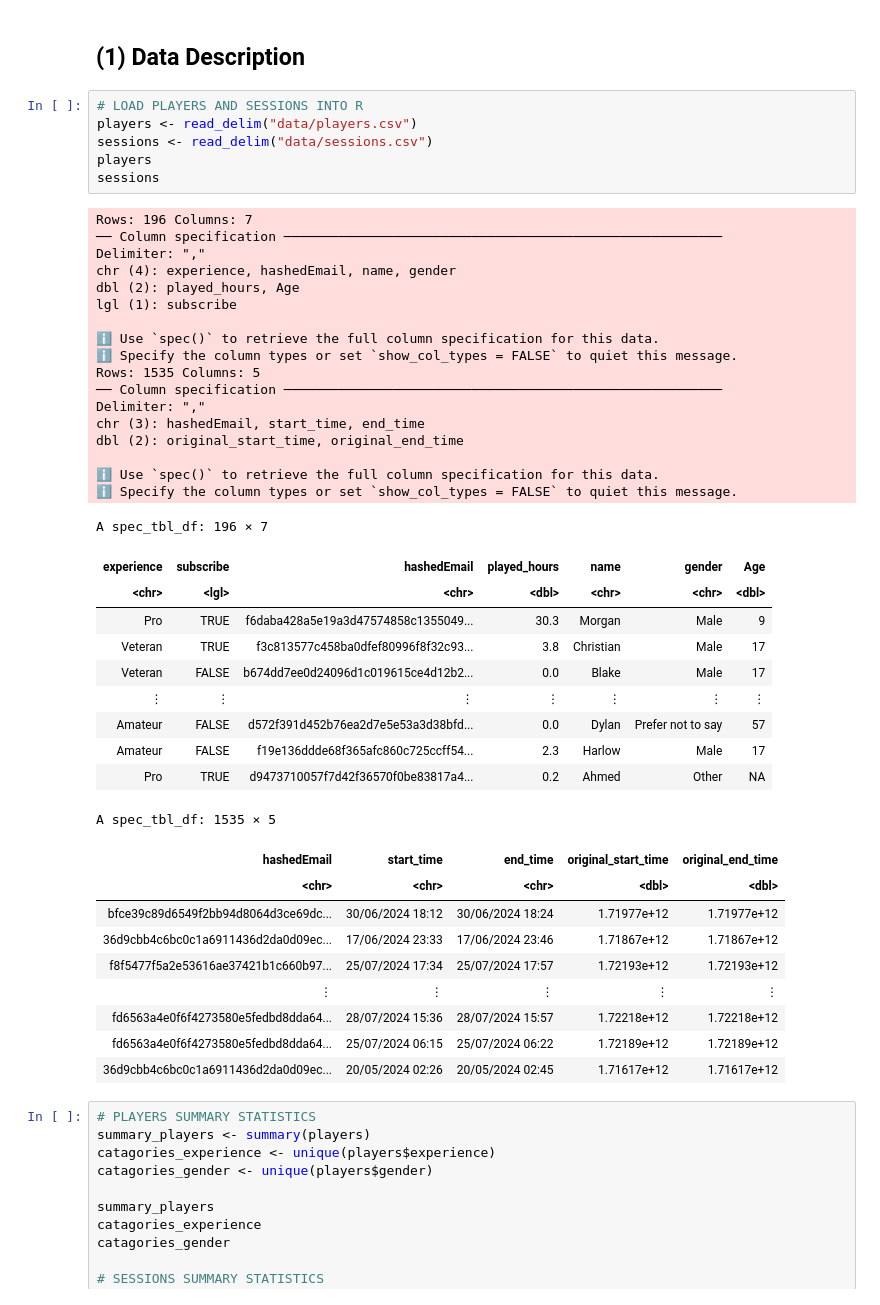
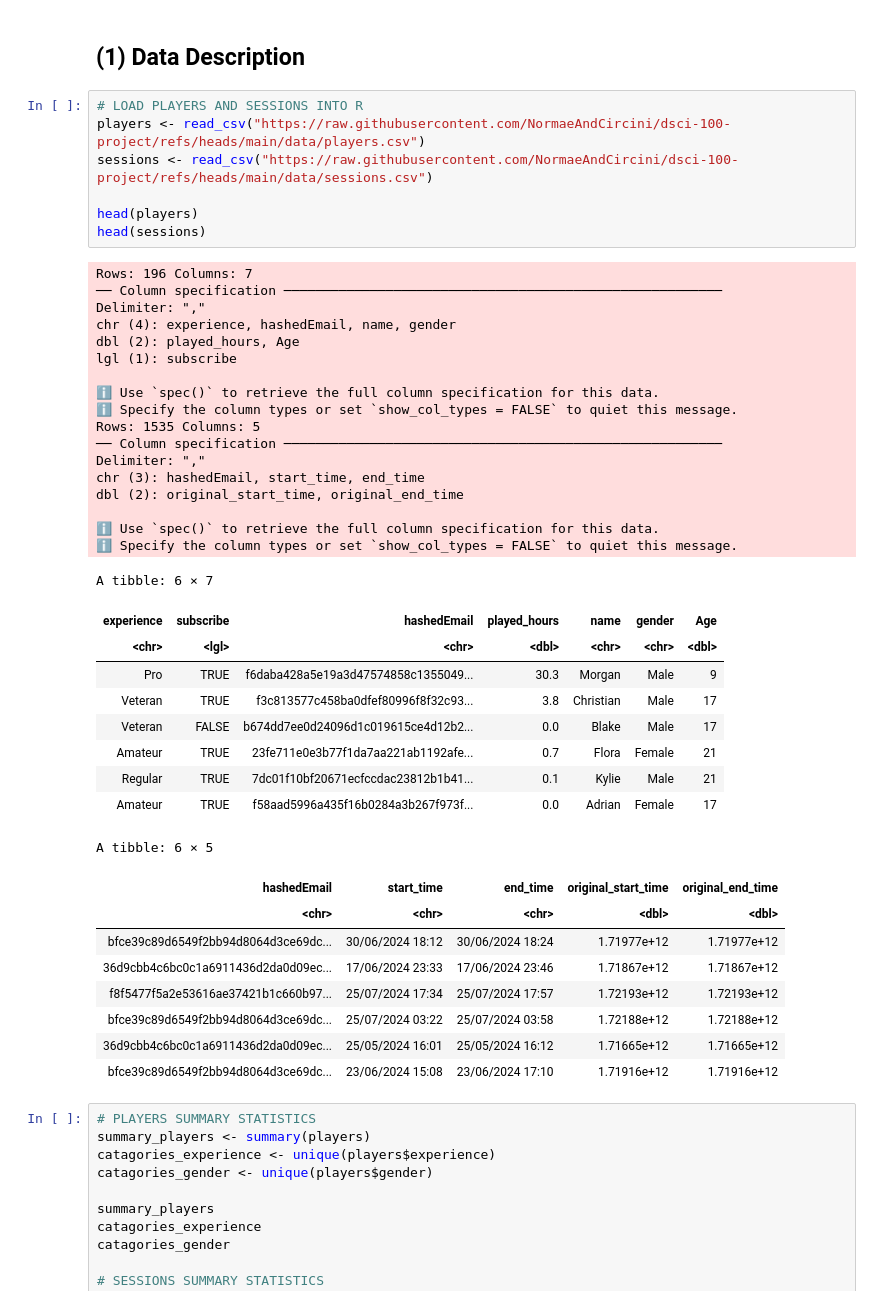
Before and after one commit to NormaeAndCircini/dsci-100-project, a Jupyter notebook: individual_planning_report.ipynb, the cells around one changed output. Drawn from its saved outputs; the diff is of its cells as text.

```diff
--- a/individual_planning_report.ipynb
+++ b/individual_planning_report.ipynb
@@ -15,48 +32,47 @@ options(repr.matrix.max.rows = 6)
 ## (1) Data Description
 # %%
 # LOAD PLAYERS AND SESSIONS INTO R
-players <- read_delim("data/players.csv")
-sessions <- read_delim("data/sessions.csv")
-players
-sessions
+players <- read_csv("https://raw.githubusercontent.com/NormaeAndCircini/dsci-100-project/refs/heads/main/data/players.csv")
+sessions <- read_csv("https://raw.githubusercontent.com/NormaeAndCircini/dsci-100-project/refs/heads/main/data/sessions.csv")
+
+head(players)
+head(sessions)
 # %% [output]
 Rows: 196 Columns: 7
 ── Column specification ────────────────────────────────────────────────────────
 Delimiter: ","
 chr (4): experience, hashedEmail, name, gender
 dbl (2): played_hours, Age
 lgl (1): subscribe
 
 ℹ Use `spec()` to retrieve the full column specification for this data.
 ℹ Specify the column types or set `show_col_types = FALSE` to quiet this message.
 Rows: 1535 Columns: 5
 ── Column specification ────────────────────────────────────────────────────────
 Delimiter: ","
 chr (3): hashedEmail, start_time, end_time
 dbl (2): original_start_time, original_end_time
 
 ℹ Use `spec()` to retrieve the full column specification for this data.
 ℹ Specify the column types or set `show_col_types = FALSE` to quiet this message.
-A spec_tbl_df: 196 × 7
+A tibble: 6 × 7
 | experience | subscribe | hashedEmail | played_hours | name | gender | Age |
 | <chr> | <lgl> | <chr> | <dbl> | <chr> | <chr> | <dbl> |
 | Pro | TRUE | f6daba428a5e19a3d47574858c1355049... | 30.3 | Morgan | Male | 9 |
 | Veteran | TRUE | f3c813577c458ba0dfef80996f8f32c93... | 3.8 | Christian | Male | 17 |
 | Veteran | FALSE | b674dd7ee0d24096d1c019615ce4d12b2... | 0.0 | Blake | Male | 17 |
-| ⋮ | ⋮ | ⋮ | ⋮ | ⋮ | ⋮ | ⋮ |
-| Amateur | FALSE | d572f391d452b76ea2d7e5e53a3d38bfd... | 0.0 | Dylan | Prefer not to say | 57 |
-| Amateur | FALSE | f19e136ddde68f365afc860c725ccff54... | 2.3 | Harlow | Male | 17 |
-| Pro | TRUE | d9473710057f7d42f36570f0be83817a4... | 0.2 | Ahmed | Other | NA |
+| Amateur | TRUE | 23fe711e0e3b77f1da7aa221ab1192afe... | 0.7 | Flora | Female | 21 |
+| Regular | TRUE | 7dc01f10bf20671ecfccdac23812b1b41... | 0.1 | Kylie | Male | 21 |
+| Amateur | TRUE | f58aad5996a435f16b0284a3b267f973f... | 0.0 | Adrian | Female | 17 |
-A spec_tbl_df: 1535 × 5
+A tibble: 6 × 5
 | hashedEmail | start_time | end_time | original_start_time | original_end_time |
 | <chr> | <chr> | <chr> | <dbl> | <dbl> |
 | bfce39c89d6549f2bb94d8064d3ce69dc... | 30/06/2024 18:12 | 30/06/2024 18:24 | 1.71977e+12 | 1.71977e+12 |
 | 36d9cbb4c6bc0c1a6911436d2da0d09ec... | 17/06/2024 23:33 | 17/06/2024 23:46 | 1.71867e+12 | 1.71867e+12 |
 | f8f5477f5a2e53616ae37421b1c660b97... | 25/07/2024 17:34 | 25/07/2024 17:57 | 1.72193e+12 | 1.72193e+12 |
-| ⋮ | ⋮ | ⋮ | ⋮ | ⋮ |
-| fd6563a4e0f6f4273580e5fedbd8dda64... | 28/07/2024 15:36 | 28/07/2024 15:57 | 1.72218e+12 | 1.72218e+12 |
-| fd6563a4e0f6f4273580e5fedbd8dda64... | 25/07/2024 06:15 | 25/07/2024 06:22 | 1.72189e+12 | 1.72189e+12 |
-| 36d9cbb4c6bc0c1a6911436d2da0d09ec... | 20/05/2024 02:26 | 20/05/2024 02:45 | 1.71617e+12 | 1.71617e+12 |
+| bfce39c89d6549f2bb94d8064d3ce69dc... | 25/07/2024 03:22 | 25/07/2024 03:58 | 1.72188e+12 | 1.72188e+12 |
+| 36d9cbb4c6bc0c1a6911436d2da0d09ec... | 25/05/2024 16:01 | 25/05/2024 16:12 | 1.71665e+12 | 1.71665e+12 |
+| bfce39c89d6549f2bb94d8064d3ce69dc... | 23/06/2024 15:08 | 23/06/2024 17:10 | 1.71916e+12 | 1.71916e+12 |
 # %%
 # PLAYERS SUMMARY STATISTICS
 summary_players <- summary(players)
```
Also changed, not shown: parts of 6 cells of this notebook.
